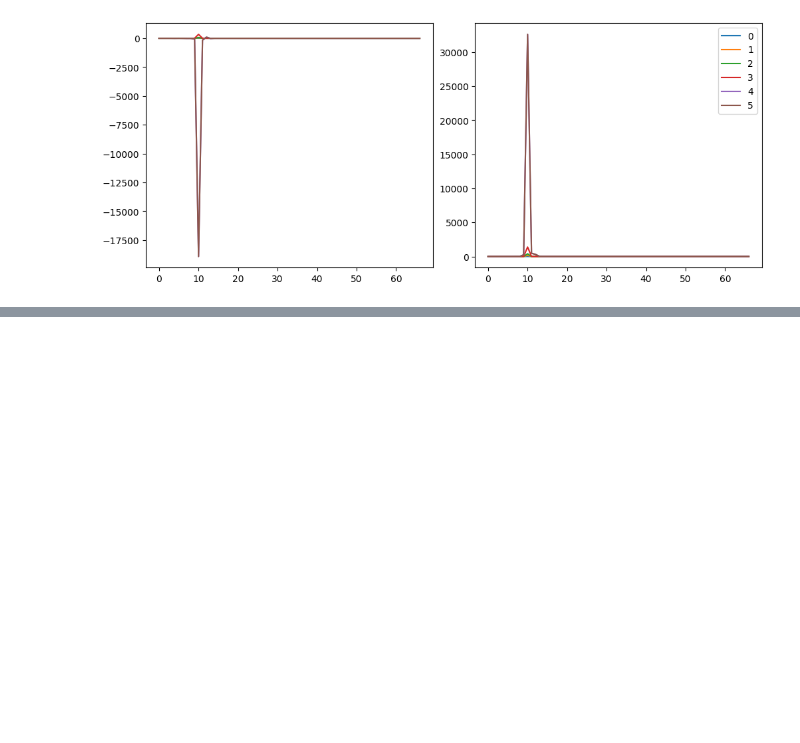
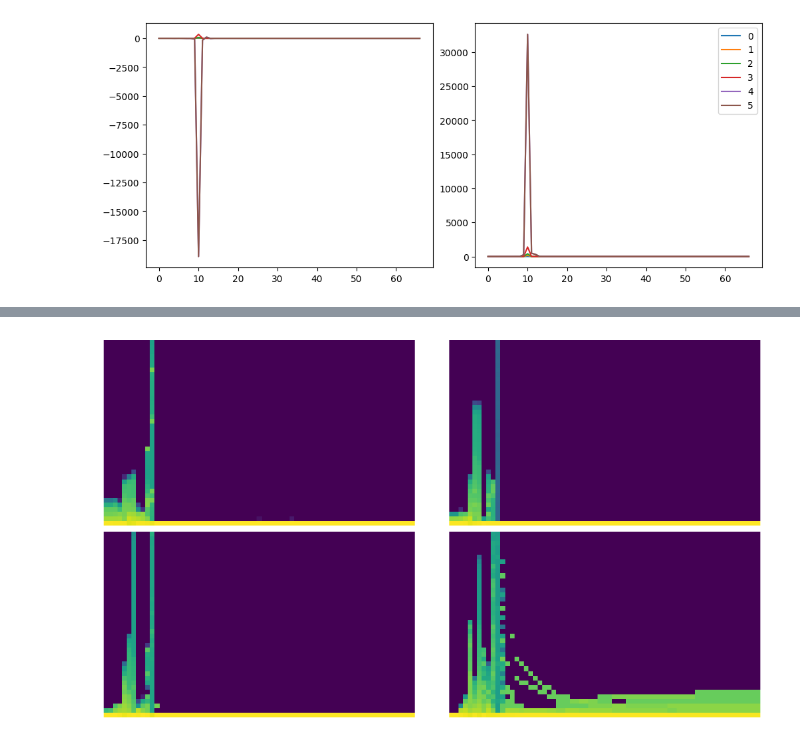
Before and after one commit to SadEnjoyer/diffusion, a Jupyter notebook: notebooks/activations.ipynb, the cells around one changed output, grey strips where cells are left out. Cells and saved outputs as stored; diff of their text form; code cells hidden in the pictures; blank space fills up the shorter version.

```diff
--- a/notebooks/activations.ipynb
+++ b/notebooks/activations.ipynb
@@ -278,0 +290,2 @@ with Hooks(model, append_stats) as hooks:
+# %%
+3 with Hooks(model, append_stats) as hooks: fit(model)
@@ -278,0 +296,45 @@ with Hooks(model, append_stats) as hooks:
+# %%
+# export
+
+def get_hist(h): return torch.stack(h.stats[2]).t().float().log1p()
+# %%
+# export
+@fc.delegates(plt.Axes.imshow)
+def show_image(im, ax=None, figsize=None, title=None, noframe=True, **kwargs):
+    "Show a PIL or PyTorch image on `ax`."
+    if fc.hasattrs(im, ('cpu','permute','detach')):
+        im = im.detach().cpu()
+        if len(im.shape)==3 and im.shape[0]<5: im=im.permute(1,2,0)
+    elif not isinstance(im,np.ndarray): im=np.array(im)
+    if im.shape[-1]==1: im=im[...,0]
+    if ax is None: _,ax = plt.subplots(figsize=figsize)
+    ax.imshow(im, **kwargs)
+    if title is not None: ax.set_title(title)
+    ax.set_xticks([])
+    ax.set_yticks([])
+    if noframe: ax.axis('off')
+    return ax
+# %%
+#export
+
+@fc.delegates(plt.subplots, keep=True)
+def subplots(
+    nrows:int=1, # Number of rows in returned axes grid
+    ncols:int=1, # Number of columns in returned axes grid
+    figsize:tuple=None, # Width, height in inches of the returned figure
+    imsize:int=3, # Size (in inches) of images that will be displayed in the returned figure
+    suptitle:str=None, # Title to be set to returned figure
+    **kwargs
+): # fig and axs
+    "A figure and set of subplots to display images of `imsize` inches"
+    if figsize is None: figsize=(ncols*imsize, nrows*imsize)
+    fig,ax = plt.subplots(nrows, ncols, figsize=figsize, **kwargs)
+    if suptitle is not None: fig.suptitle(suptitle)
+    if nrows*ncols==1: ax = np.array([ax])
+    return fig,ax
+# %%
+fig, axes = subplots(2,2, figsize=(9,5))
+for ax, h in zip(axes.flatten(), hooks[:4]):
+    show_image(get_hist(h), ax, origin='lower')
+# %% [output]
+[figure, added]
```
Also changed, not shown: parts of 19 cells of this notebook, 32 other files.
